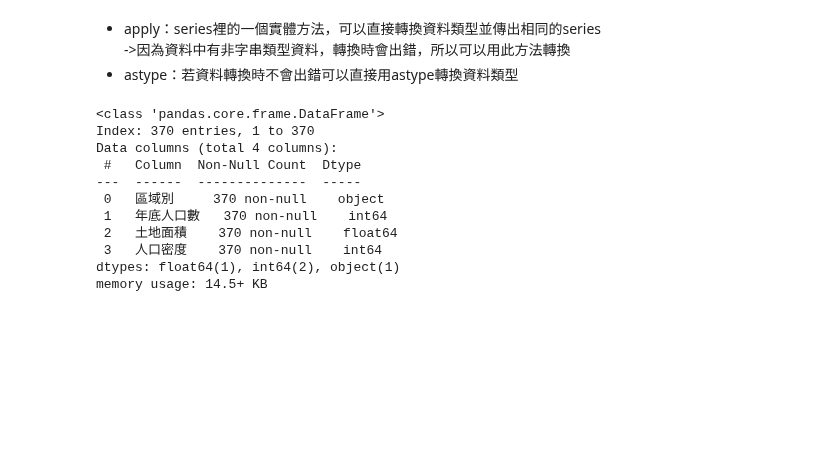
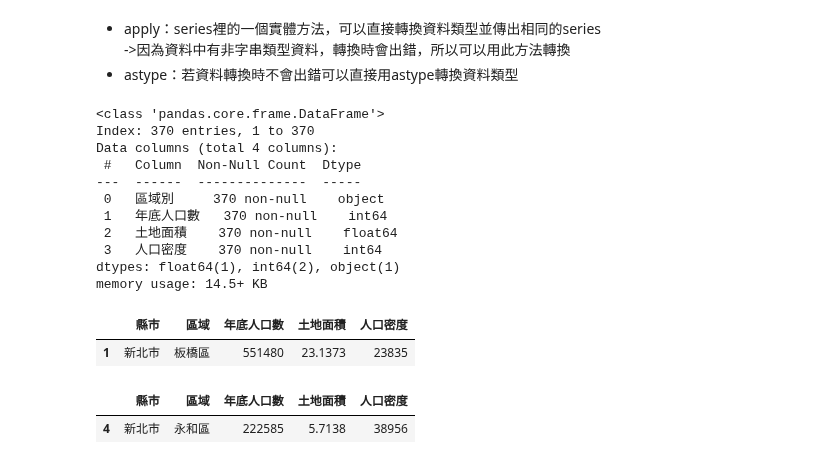
Before and after one commit to anannhuang/pythonlesson2025, a Jupyter notebook: lesson17/lesson17_1.ipynb, the cells around one changed output. Saved outputs shown, nothing was run; the diff lists cells and outputs as text; code cells hidden in the pictures; blank space fills up the shorter version.

```diff
--- a/lesson17/lesson17_1.ipynb
+++ b/lesson17/lesson17_1.ipynb
@@ -138,0 +157,12 @@ memory usage: 14.5+ KB
+# %%
+#搜尋
+df5.query('年底人口數>=500000')
+# %% [output]
+|  | 縣市 | 區域 | 年底人口數 | 土地面積 | 人口密度 |
+| 1 | 新北市 | 板橋區 | 551480 | 23.1373 | 23835 |
+# %%
+m = df5['人口密度'].max()
+df5.query('人口密度== @m')
+# %% [output]
+|  | 縣市 | 區域 | 年底人口數 | 土地面積 | 人口密度 |
+| 4 | 新北市 | 永和區 | 222585 | 5.7138 | 38956 |
```
Also changed, not shown: parts of 5 cells of this notebook, 1 other file.
